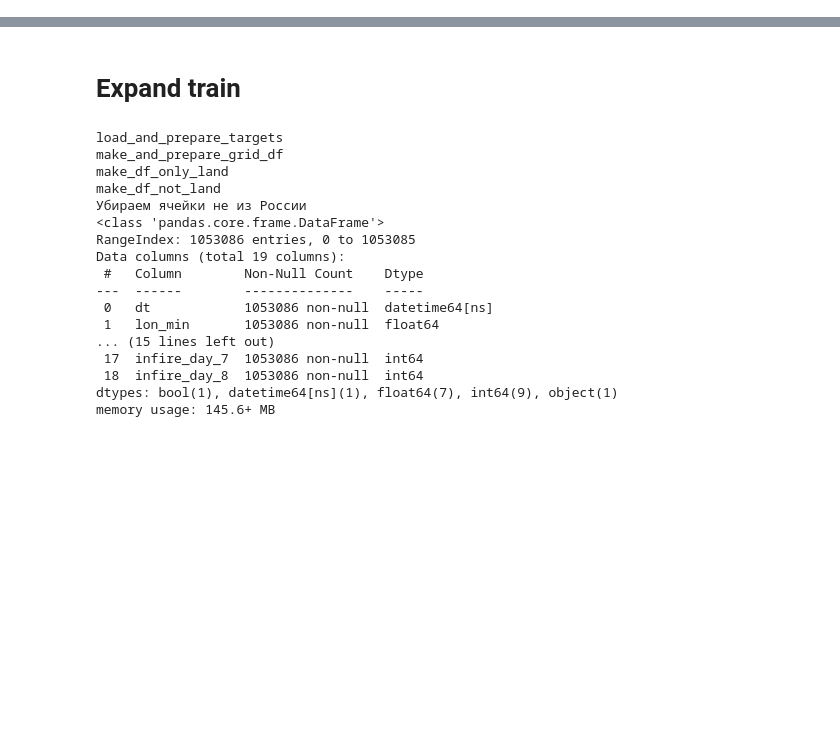
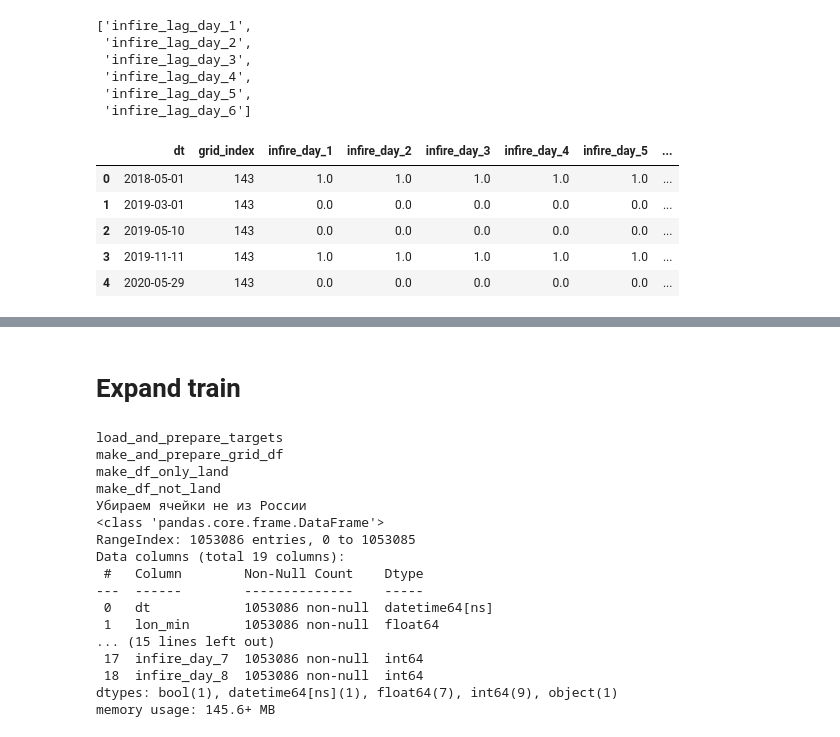
Before and after one commit to Antiguru11/NoFireWithAI, a Jupyter notebook: debug.ipynb, the cells around one changed output, grey strips where cells are left out. Saved outputs shown, nothing was run; the diff lists cells and outputs as text; code cells hidden in the pictures; blank space fills up the shorter version.

```diff
--- a/debug.ipynb
+++ b/debug.ipynb
@@ -68,0 +99,59 @@ memory usage: 145.6+ MB
+# %%
+lag_cols[:-1]
+# %% [output]
+['infire_lag_day_1',
+ 'infire_lag_day_2',
+ 'infire_lag_day_3',
+ 'infire_lag_day_4',
+ 'infire_lag_day_5',
+ 'infire_lag_day_6']
+# %%
+prediction_df = pd.DataFrame(test_df[['dt', 'grid_index']])
+for i in range(1, 9):
+    prediction_df[f'infire_day_{i}'] = np.nan
+
+key_cols = ['dt', 'grid_index']
+targets = [f'infire_day_{i}' for i in range(1, 9)]
+lag_cols = [f'infire_lag_day_{i}' for i in range(1, 8)]
+
+# temp_df = test_df.copy()
+while True:
+    #get first
+    iter_df = (test_df
+               .merge(prediction_df.loc[prediction_df[targets].isna().all(axis=1), key_cols],
+                      how='inner',
+                      on=key_cols)
+               .sort_values(['grid_index', 'dt'])
+               .drop_duplicates('grid_index', keep='first'))
+    if len(iter_df) == 0:
+        break
+
+    #update lags
+    for i in range(1, 8):
+        prediction_df['dt'] = (pd.to_datetime(iter_df['dt']) - pd.DateOffset(i)).dt.strftime('%Y-%m-%d')
+        iter_df = iter_df.merge(prediction_df[key_cols + ['infire_day_1']],
+                                how='left',
+                                on=key_cols)
+        iter_df[f'infire_lag_day_{i}'] = iter_df['infire_day_1'].combine_first(iter_df[f'infire_lag_day_{i}'])
+        del iter_df['infire_day_1']
+    prediction_df.loc[:, 'dt'] = test_df['dt']
+
+    #prediction
+    for i in range(1, 9):
+        iter_df[f'infire_day_{i}'] = pipeline.model.predict(iter_df.loc[:, pipeline.features])
+        iter_df.loc[:, lag_cols] = iter_df[[f'infire_day_{i}'] + lag_cols[:-1]].values
+
+    prediction_df = prediction_df.merge(iter_df[key_cols + targets], how='left', on=key_cols)
+    for target in targets:
+        prediction_df.loc[:, target] = prediction_df[f'{target}_y'].combine_first(prediction_df[f'{target}_x'])
+        del prediction_df[f'{target}_x']
+        del prediction_df[f'{target}_y']
+# %%
+prediction_df.head()
+# %% [output]
+|  | dt | grid_index | infire_day_1 | infire_day_2 | infire_day_3 | infire_day_4 | infire_day_5 | ... |
+| 0 | 2018-05-01 | 143 | 1.0 | 1.0 | 1.0 | 1.0 | 1.0 | ... |
+| 1 | 2019-03-01 | 143 | 0.0 | 0.0 | 0.0 | 0.0 | 0.0 | ... |
+| 2 | 2019-05-10 | 143 | 0.0 | 0.0 | 0.0 | 0.0 | 0.0 | ... |
+| 3 | 2019-11-11 | 143 | 1.0 | 1.0 | 1.0 | 1.0 | 1.0 | ... |
+| 4 | 2020-05-29 | 143 | 0.0 | 0.0 | 0.0 | 0.0 | 0.0 | ... |
```
Also changed, not shown: parts of 25 cells of this notebook, 5 other files.
